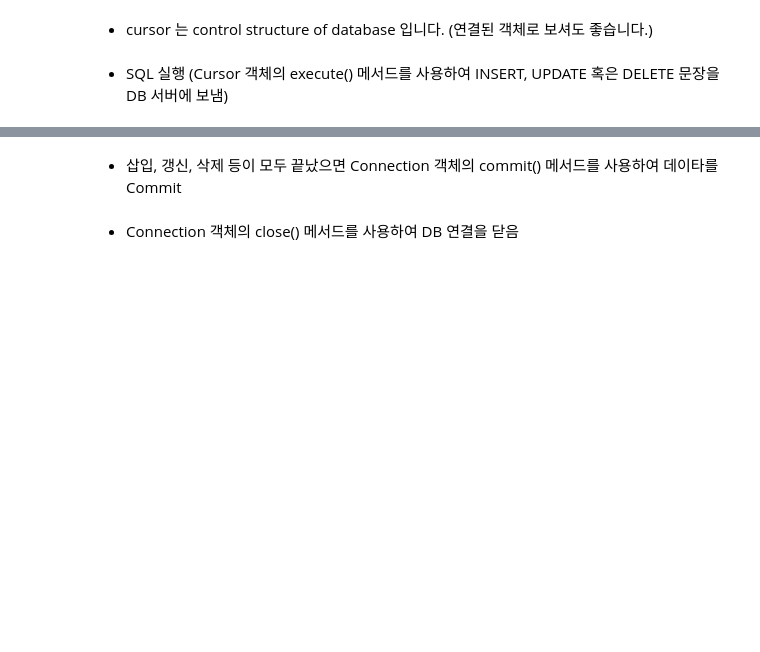
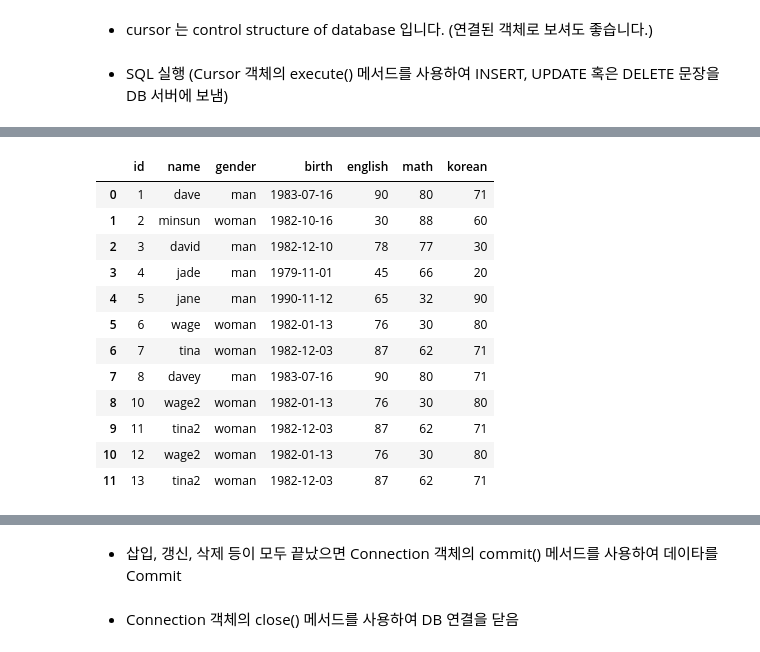
Before and after one commit to SukbeomH/Woori_FISA, a Jupyter notebook: 03_sql/0731_1_mysql_basic.ipynb, the cells around one changed output, grey strips where cells are left out. Saved outputs shown, nothing was run; the diff lists cells and outputs as text; code cells hidden in the pictures; blank space fills up the shorter version.

```diff
--- a/03_sql/0731_1_mysql_basic.ipynb
+++ b/03_sql/0731_1_mysql_basic.ipynb
@@ -104,0 +211,41 @@ INSERT INTO students (name, gender, birth, english, math, korean) VALUES ('tina2
+# %%
+import pymysql
+from pymysql.constants import CLIENT
+import pandas as pd
+
+connection = pymysql.connect(
+  host="localhost",
+  user="root",
+  password="",
+  db="student_mgmt",
+  charset='utf8',
+  client_flag=CLIENT.MULTI_STATEMENTS
+)
+
+SQL = """
+INSERT INTO students (name, gender, birth, english, math, korean) VALUES ('wage2', 'woman', '1982-1-13', 76, 30, 80);
+INSERT INTO students (name, gender, birth, english, math, korean) VALUES ('tina2', 'woman', '1982-12-3', 87, 62, 71)
+"""
+
+connection.cursor().execute(SQL)
+connection.commit()
+
+SQL2 = "SELECT * from students"
+read = pd.read_sql(SQL2, connection)
+
+connection.close()
+read
+# %% [output]
+|  | id | name | gender | birth | english | math | korean |
+| 0 | 1 | dave | man | 1983-07-16 | 90 | 80 | 71 |
+| 1 | 2 | minsun | woman | 1982-10-16 | 30 | 88 | 60 |
+| 2 | 3 | david | man | 1982-12-10 | 78 | 77 | 30 |
+| 3 | 4 | jade | man | 1979-11-01 | 45 | 66 | 20 |
+| 4 | 5 | jane | man | 1990-11-12 | 65 | 32 | 90 |
+| 5 | 6 | wage | woman | 1982-01-13 | 76 | 30 | 80 |
+| 6 | 7 | tina | woman | 1982-12-03 | 87 | 62 | 71 |
+| 7 | 8 | davey | man | 1983-07-16 | 90 | 80 | 71 |
+| 8 | 10 | wage2 | woman | 1982-01-13 | 76 | 30 | 80 |
+| 9 | 11 | tina2 | woman | 1982-12-03 | 87 | 62 | 71 |
+| 10 | 12 | wage2 | woman | 1982-01-13 | 76 | 30 | 80 |
+| 11 | 13 | tina2 | woman | 1982-12-03 | 87 | 62 | 71 |
```
Also changed, not shown: parts of 24 cells of this notebook, 4 other files.
